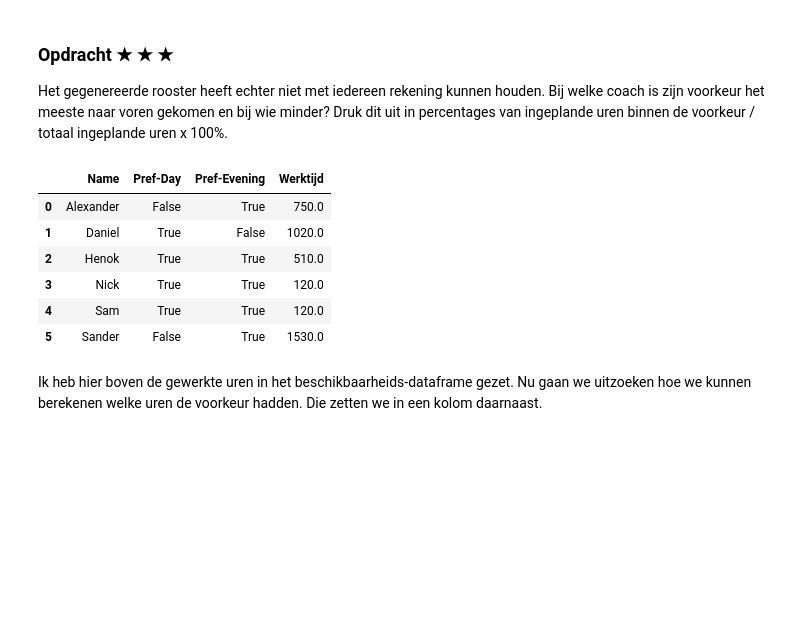
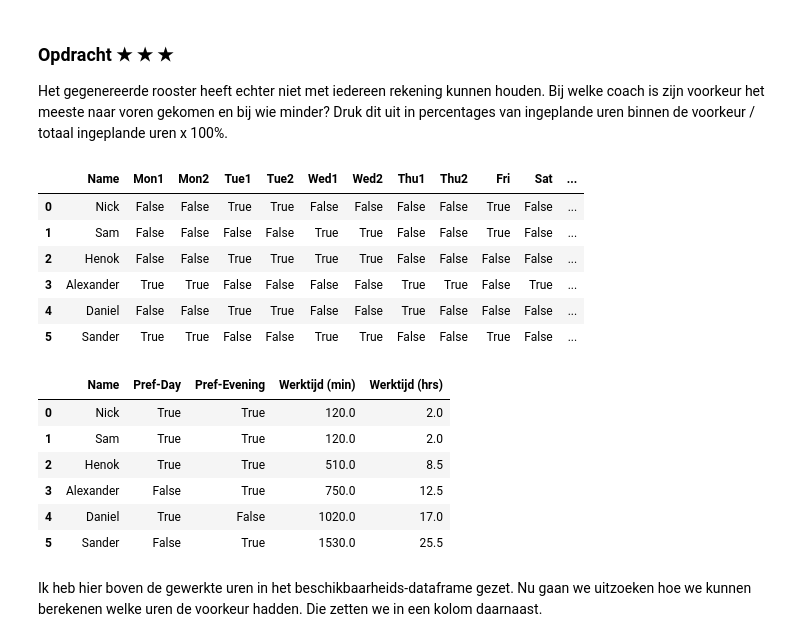
Before and after one commit to Boinkie/Community-opdracht-Week50-bit-academy, a Jupyter notebook: rooster.ipynb, the cells around one changed output. Saved outputs shown, nothing was run; the diff lists cells and outputs as text; code cells hidden in the pictures; blank space fills up the shorter version.

```diff
--- a/rooster.ipynb
+++ b/rooster.ipynb
@@ -139,17 +140,17 @@ df_rooster['Stoptijd'] = pd.to_datetime(df_rooster['Tot'], format='%H:%M')
 
 # kolom worktime maken
 worktime = df_rooster.Stoptijd - df_rooster.Starttijd
-df_rooster['Werktijd'] = worktime.astype('timedelta64[m]')
+df_rooster['Werktijd (min)'] = worktime.astype('timedelta64[m]')
 
 # de datum verwijderen van de kolommen starttijd en stoptijd
 df_rooster['Starttijd'] = df_rooster['Starttijd'].dt.time
 df_rooster['Stoptijd'] = df_rooster['Stoptijd'].dt.time
 
 # selectie maken gebaseerd op naam en opgetelde werktijden, gesorteerd op Werktijd
-df_show = df_rooster.groupby('Ingeroosterd')['Werktijd'].sum().sort_values().reset_index()
+df_show = df_rooster.groupby('Ingeroosterd')['Werktijd (min)'].sum().sort_values().reset_index()
 
 # minuten omzetten in gewerkte uren
-df_show['Werktijd'] = df_show['Werktijd']/60
+df_show['Werktijd (hrs)'] = df_show['Werktijd (min)']/60
 
 df_show
 # %% [output]
@@ -190,20 +191,27 @@ plt.show()
 Het gegenereerde rooster heeft echter niet met iedereen rekening kunnen houden. Bij welke coach is zijn voorkeur het meeste naar voren gekomen en bij wie minder? Druk dit uit in percentages van ingeplande uren binnen de voorkeur / totaal ingeplande uren x 100%.
 # %%
 # in het coach dataframe een extra kolom toevoegen met de gewerkte uren
-df_show = df_rooster.groupby('Ingeroosterd')['Werktijd'].sum().reset_index()
-df_show = df_show.rename(columns={"Ingeroosterd": "Name", "Werktijd": "Werktijd"})
+df_show = df_show.rename(columns={"Ingeroosterd": "Name"})
 df_coach = df_coach.merge(df_show,on='Name',how="right")
+display(df_coach)
 
 # een selectie maken van het coach dataframe
-df_preference = df_coach[['Name', 'Pref-Day', 'Pref-Evening', 'Werktijd']]
+df_preference = df_coach[['Name', 'Pref-Day', 'Pref-Evening', 'Werktijd (min)', 'Werktijd (hrs)']]
 df_preference
 # %% [output]
-|  | Name | Pref-Day | Pref-Evening | Werktijd |
-| 0 | Alexander | False | True | 750.0 |
-| 1 | Daniel | True | False | 1020.0 |
-| 2 | Henok | True | True | 510.0 |
-| 3 | Nick | True | True | 120.0 |
-| 4 | Sam | True | True | 120.0 |
-| 5 | Sander | False | True | 1530.0 |
+|  | Name | Mon1 | Mon2 | Tue1 | Tue2 | Wed1 | Wed2 | Thu1 | Thu2 | Fri | Sat | ... |
+| 0 | Nick | False | False | True | True | False | False | False | False | True | False | ... |
+| 1 | Sam | False | False | False | False | True | True | False | False | True | False | ... |
+| 2 | Henok | False | False | True | True | True | True | False | False | False | False | ... |
+| 3 | Alexander | True | True | False | False | False | False | True | True | False | True | ... |
+| 4 | Daniel | False | False | True | True | False | False | True | False | False | False | ... |
+| 5 | Sander | True | True | False | False | True | True | False | False | True | False | ... |
+|  | Name | Pref-Day | Pref-Evening | Werktijd (min) | Werktijd (hrs) |
+| 0 | Nick | True | True | 120.0 | 2.0 |
+| 1 | Sam | True | True | 120.0 | 2.0 |
+| 2 | Henok | True | True | 510.0 | 8.5 |
+| 3 | Alexander | False | True | 750.0 | 12.5 |
+| 4 | Daniel | True | False | 1020.0 | 17.0 |
+| 5 | Sander | False | True | 1530.0 | 25.5 |
 # %% [markdown]
 Ik heb hier boven de gewerkte uren in het beschikbaarheids-dataframe gezet. Nu gaan we uitzoeken hoe we kunnen berekenen welke uren de voorkeur hadden. Die zetten we in een kolom daarnaast.
```
Also changed, not shown: parts of 15 cells of this notebook, 1 other file.
